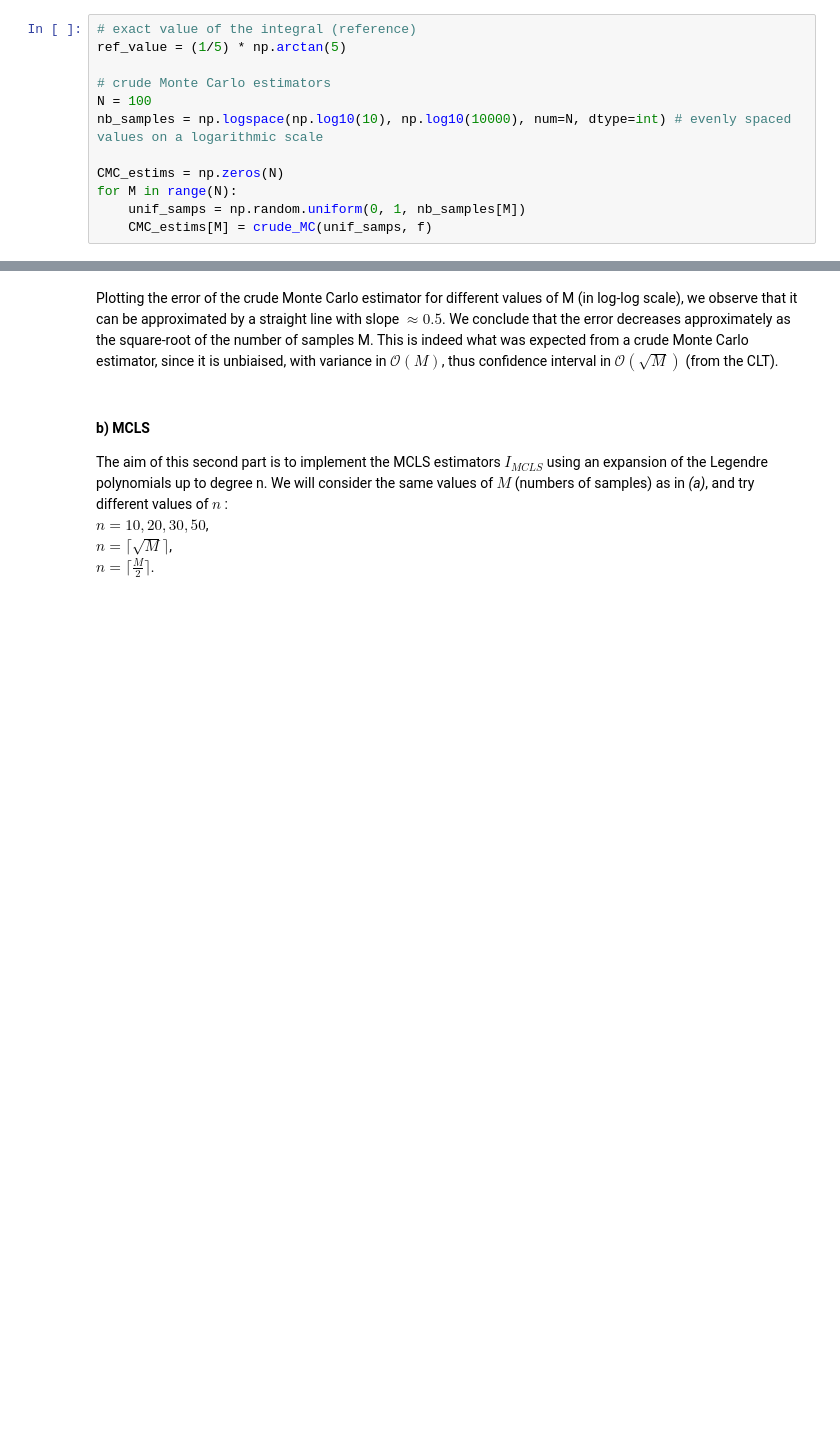
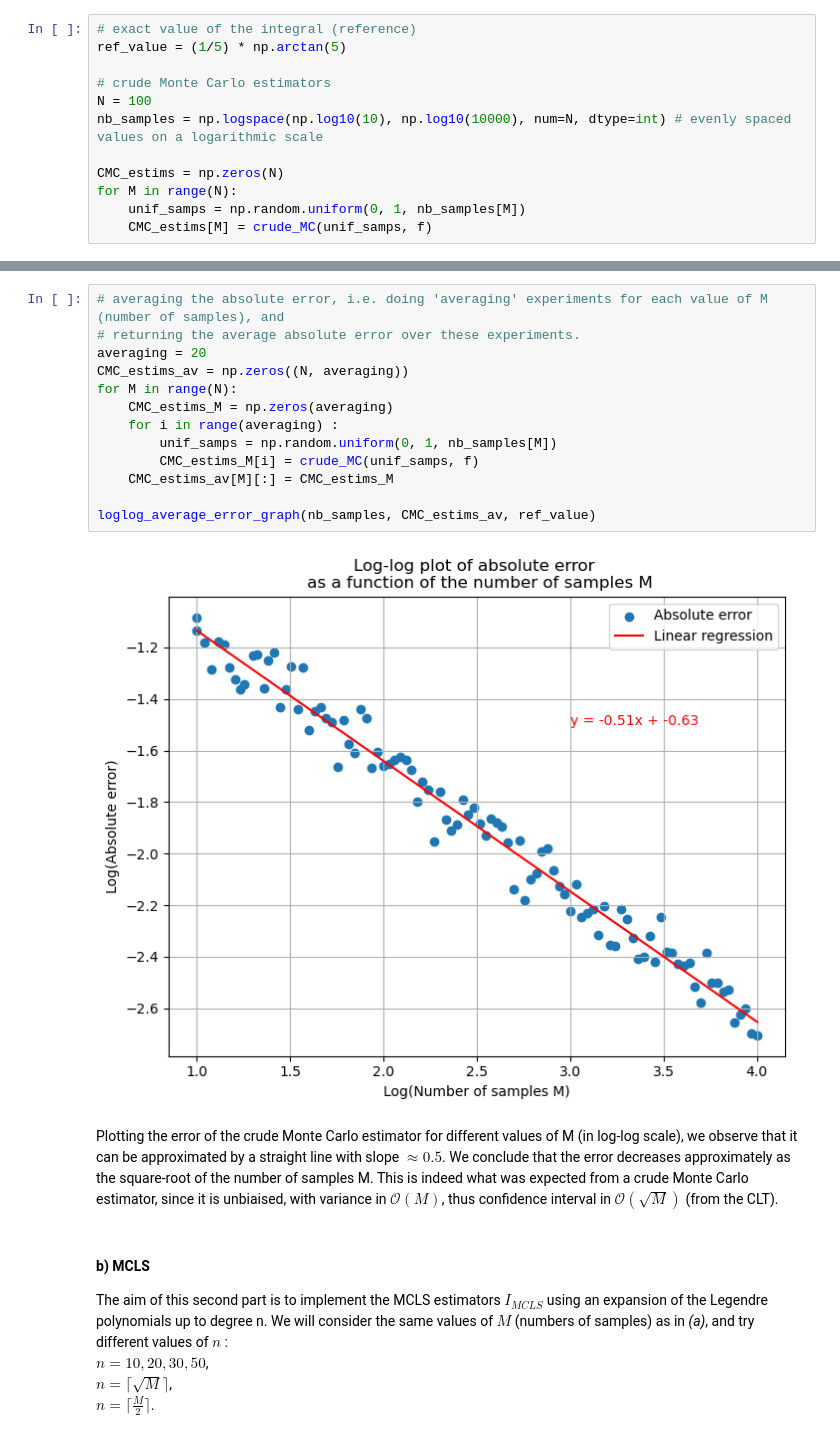
Before and after one commit to FraBet29/stochastic-simulation-project, a Jupyter notebook: notebook.ipynb, the cells around one changed output, grey strips where cells are left out. Cells and saved outputs as stored; diff of their text form; blank space fills up the shorter version.

Commit message:
Adding averaging on a few experiments question 2a

```diff
--- a/notebook.ipynb
+++ b/notebook.ipynb
@@ -40,3 +49,18 @@ loglog_graph(nb_samples, CMC_estims, ref_value)
+# %%
+# averaging the absolute error, i.e. doing 'averaging' experiments for each value of M (number of samples), and
+# returning the average absolute error over these experiments.
+averaging = 20
+CMC_estims_av = np.zeros((N, averaging))
+for M in range(N):
+    CMC_estims_M = np.zeros(averaging)
+    for i in range(averaging) :
+        unif_samps = np.random.uniform(0, 1, nb_samples[M])
+        CMC_estims_M[i] = crude_MC(unif_samps, f)
+    CMC_estims_av[M][:] = CMC_estims_M
+
+loglog_average_error_graph(nb_samples, CMC_estims_av, ref_value)
+# %% [output]
+[figure, added]
 # %% [markdown]
 Plotting the error of the crude Monte Carlo estimator for different values of M (in log-log scale), we observe that it can be approximated by a straight line with slope $\approx 0.5$. We conclude that the error decreases approximately as the square-root of the number of samples M. This is indeed what was expected from a crude Monte Carlo estimator, since it is unbiaised, with variance in $\mathcal{O}(M)$, thus confidence interval in $\mathcal{O}(\sqrt M)$ (from the CLT).
 # %% [markdown]
```
Also changed, not shown: parts of 6 cells of this notebook, 1 other file.
